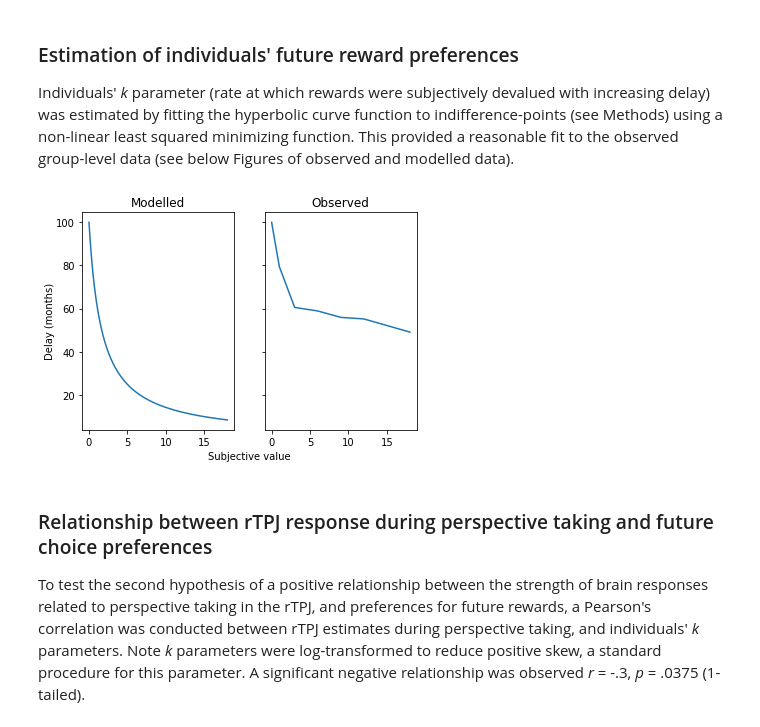
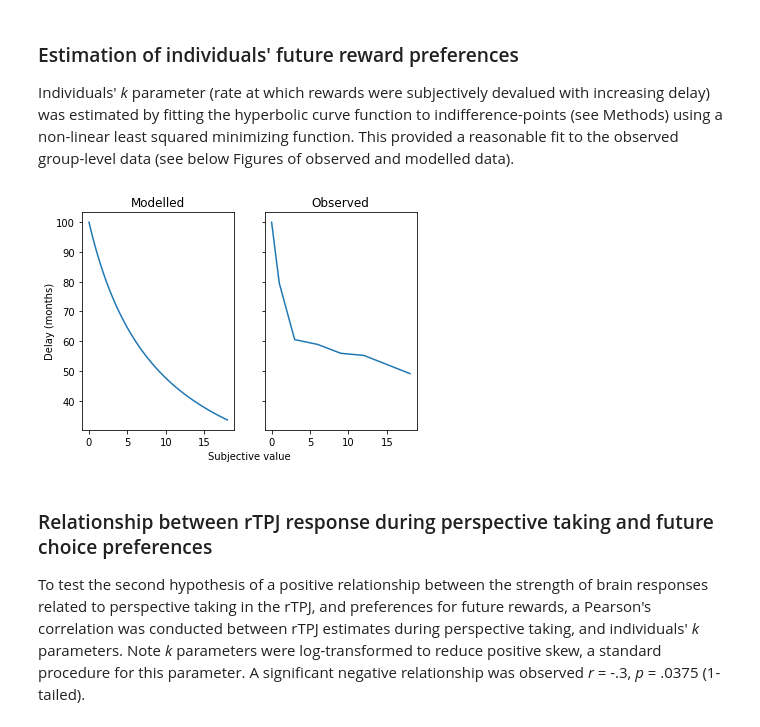
Before and after one commit to GarretOConnell/Brain-experiment, a Jupyter notebook: scan_data.ipynb, the cells around one changed output. Saved outputs shown, nothing was run; the diff lists cells and outputs as text; code cells hidden in the pictures.

```diff
--- a/scan_data.ipynb
+++ b/scan_data.ipynb
@@ -155,35 +155,35 @@ for i in range(len(df)):
     ydata = df[i,:]
     # fit curve with least squares minimizing function
     karray[i], pcov = curve_fit(tdfunc, xdata, ydata,bounds=param_bounds)
 
 # remove extreme values
-rm_outliers = np.nonzero(np.logical_and(karray < 20,karray > .000000001))
+rm_outliers = np.nonzero(np.logical_and(karray < .75,karray > .001))
 meank = karray[rm_outliers].mean()
 
 # declare
 delay_str = ['1','3','6','9','12','18']
 delay_num = [0,1,3,6,9,12,18]
 df_tdmean = np.mean(df, axis=0)
 td_dict = {} #collections.OrderedDict()
 df_tdmean = np.hstack((np.zeros([1]),df_tdmean))
 df_tdmean[0] = 100
 
 ## subplots with shared axis
 x = np.linspace(0, 18, 100)
 y = 100/(1 + meank*x)
 
 f, (ax1, ax2) = plt.subplots(1, 2, sharey=True)
 ax1.plot(x, y)
 ax2.plot(delay_num, df_tdmean)
 f.add_subplot(111, frameon=False)
 plt.tick_params(labelcolor='none', top='off', bottom='off', left='off', right='off')
 plt.grid(False)
 plt.xlabel('Subjective value')
 plt.ylabel('Delay (months)')
 ax1.set_title('Modelled')
 ax2.set_title('Observed');
 # %% [output]
-[figure, old version]
+[figure, new version]
 # %% [markdown]
 ### Relationship between rTPJ response during perspective taking and future choice preferences
 
```
Also changed, not shown: parts of 2 cells of this notebook.
